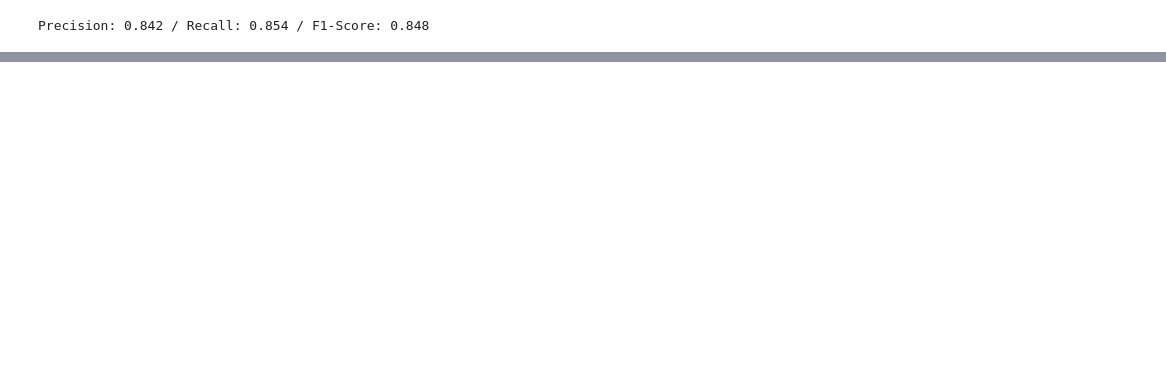
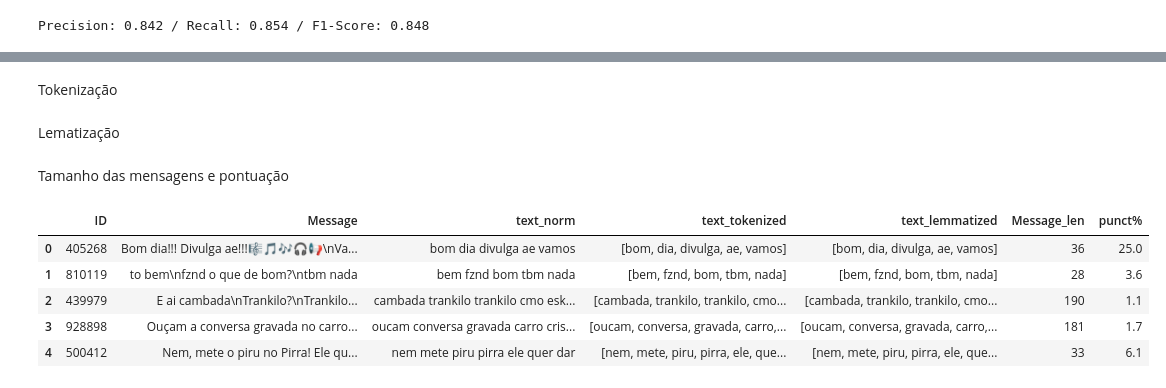
Before and after one commit to ThiagoSViana/spam_ham, a Jupyter notebook: code/exploring_spam_ham.ipynb, the cells around one changed output, grey strips where cells are left out. Cells and saved outputs as stored; diff of their text form; code cells hidden in the pictures; blank space fills up the shorter version.

Commit message:
Acrescentando_dados_teste

```diff
--- a/code/exploring_spam_ham.ipynb
+++ b/code/exploring_spam_ham.ipynb
@@ -438,0 +453,4 @@ Precision: 0.842 / Recall: 0.854 / F1-Score: 0.848
+# %%
+teste['text_norm'] = teste['Message'].apply(remove_stopwords)
+# %%
+teste['text_norm'] = teste['Message'].apply(normalizaTexto)
@@ -438,0 +466,29 @@ Precision: 0.842 / Recall: 0.854 / F1-Score: 0.848
+# %% [markdown]
+Tokenização
+# %%
+teste["text_tokenized"] = teste["text_norm"].apply(tokenize)
+# %% [markdown]
+Lematização
+# %%
+teste["text_lemmatized"] = teste["text_tokenized"].apply(lemmatizer)
+# %% [markdown]
+Tamanho das mensagens e pontuação
+# %%
+teste['Message_len'] = teste['Message'].apply(lambda x: len(x) - x.count(" "))
+
+teste.head()
+
+def count_punct(text):
+    count = sum([1 for char in text if char in string.punctuation])
+    return round(count/(len(text) - text.count(" ")), 3)*100
+
+teste['punct%'] = teste['Message'].apply(count_punct)
+
+teste.head()
+# %% [output]
+|  | ID | Message | text_norm | text_tokenized | text_lemmatized | Message_len | punct% |
+| 0 | 405268 | Bom dia!!! Divulga ae!!!🎼🎵🎶🎧📢\nVa... | bom dia divulga ae vamos | [bom, dia, divulga, ae, vamos] | [bom, dia, divulga, ae, vamos] | 36 | 25.0 |
+| 1 | 810119 | to bem\nfznd o que de bom?\ntbm nada | bem fznd bom tbm nada | [bem, fznd, bom, tbm, nada] | [bem, fznd, bom, tbm, nada] | 28 | 3.6 |
+| 2 | 439979 | E ai cambada\nTrankilo?\nTrankilo... | cambada trankilo trankilo cmo esk... | [cambada, trankilo, trankilo, cmo... | [cambada, trankilo, trankilo, cmo... | 190 | 1.1 |
+| 3 | 928898 | Ouçam a conversa gravada no carro... | oucam conversa gravada carro cris... | [oucam, conversa, gravada, carro,... | [oucam, conversa, gravada, carro,... | 181 | 1.7 |
+| 4 | 500412 | Nem, mete o piru no Pirra! Ele qu... | nem mete piru pirra ele quer dar | [nem, mete, piru, pirra, ele, que... | [nem, mete, piru, pirra, ele, que... | 33 | 6.1 |
```
Also changed, not shown: parts of 9 cells of this notebook, 1 other file.
